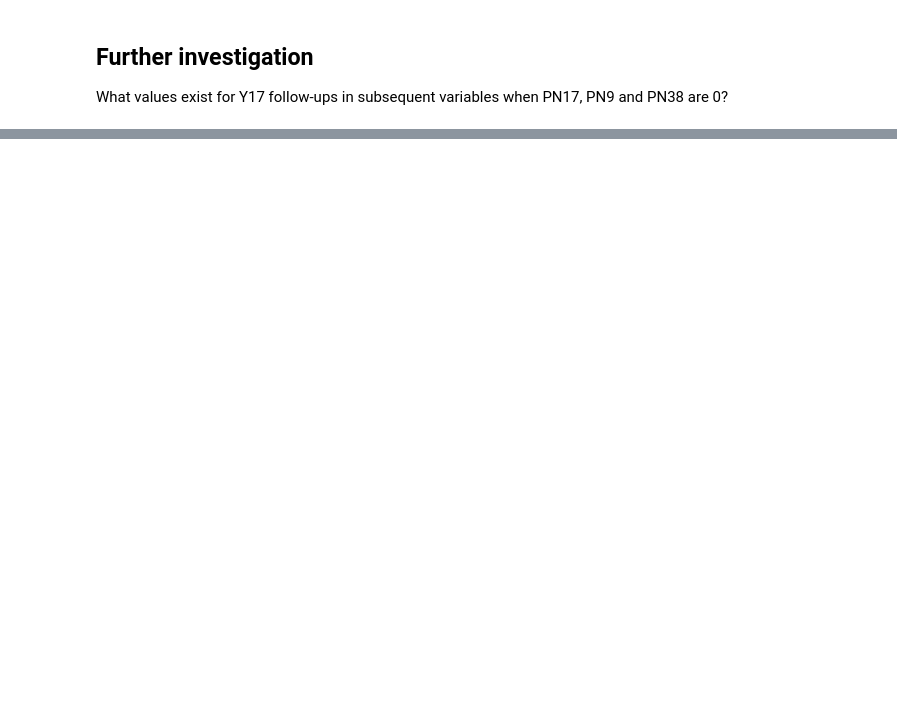
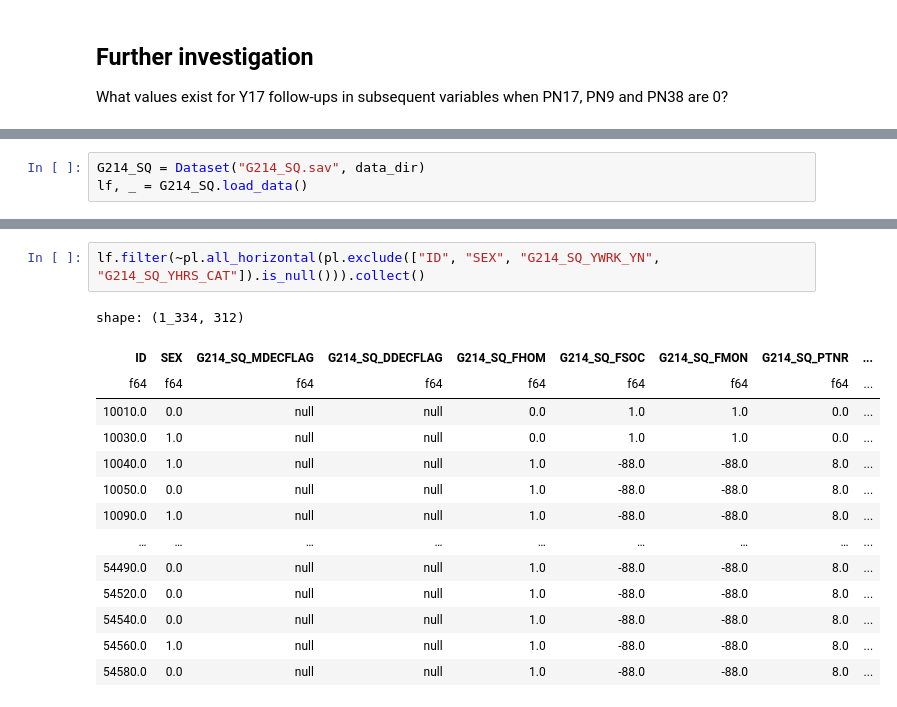
Before and after one commit to matt-humphrey/rs-pain, a Jupyter notebook: nbs/01_data_exploration.ipynb, the cells around one changed output, grey strips where cells are left out. Drawn from its saved outputs; the diff is of its cells as text; blank space fills up the shorter version.

```diff
--- a/nbs/01_data_exploration.ipynb
+++ b/nbs/01_data_exploration.ipynb
@@ -988,0 +1176,3 @@ shape: (9, 2)
+# %%
+G214_SQ = Dataset("G214_SQ.sav", data_dir)
+lf, _ = G214_SQ.load_data()
@@ -988,0 +1188,17 @@ shape: (9, 2)
+# %%
+lf.filter(~pl.all_horizontal(pl.exclude(["ID", "SEX", "G214_SQ_YWRK_YN", "G214_SQ_YHRS_CAT"]).is_null())).collect()
+# %% [output]
+shape: (1_334, 312)
+| ID | SEX | G214_SQ_MDECFLAG | G214_SQ_DDECFLAG | G214_SQ_FHOM | G214_SQ_FSOC | G214_SQ_FMON | G214_SQ_PTNR | ... |
+| f64 | f64 | f64 | f64 | f64 | f64 | f64 | f64 | ... |
+| 10010.0 | 0.0 | null | null | 0.0 | 1.0 | 1.0 | 0.0 | ... |
+| 10030.0 | 1.0 | null | null | 0.0 | 1.0 | 1.0 | 0.0 | ... |
+| 10040.0 | 1.0 | null | null | 1.0 | -88.0 | -88.0 | 8.0 | ... |
+| 10050.0 | 0.0 | null | null | 1.0 | -88.0 | -88.0 | 8.0 | ... |
+| 10090.0 | 1.0 | null | null | 1.0 | -88.0 | -88.0 | 8.0 | ... |
+| … | … | … | … | … | … | … | … | ... |
+| 54490.0 | 0.0 | null | null | 1.0 | -88.0 | -88.0 | 8.0 | ... |
+| 54520.0 | 0.0 | null | null | 1.0 | -88.0 | -88.0 | 8.0 | ... |
+| 54540.0 | 0.0 | null | null | 1.0 | -88.0 | -88.0 | 8.0 | ... |
+| 54560.0 | 1.0 | null | null | 1.0 | -88.0 | -88.0 | 8.0 | ... |
+| 54580.0 | 0.0 | null | null | 1.0 | -88.0 | -88.0 | 8.0 | ... |
```
Also changed, not shown: parts of 44 cells of this notebook.
